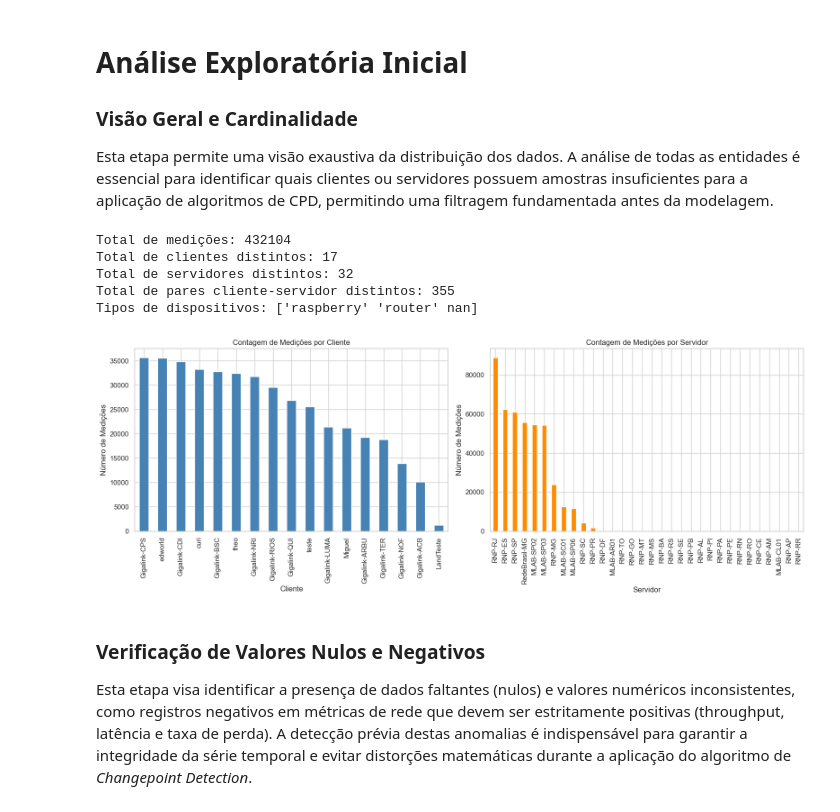
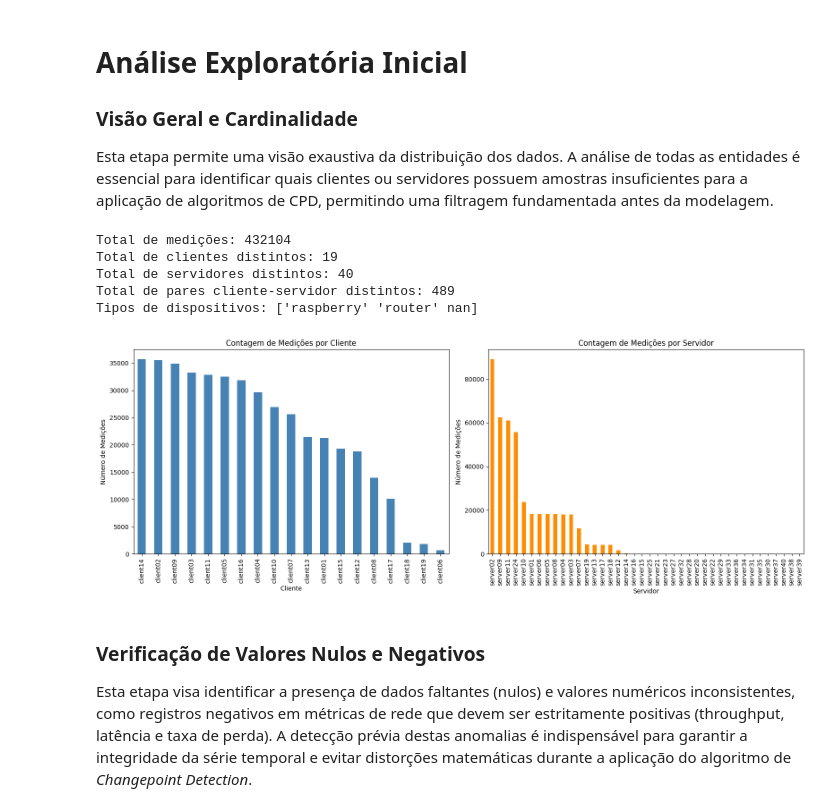
Before and after one commit to lhscaldas/Mestrado, a Jupyter notebook: ndt_analysis.ipynb, the cells around one changed output. Drawn from its saved outputs; the diff is of its cells as text; code cells hidden in the pictures.

```diff
--- a/ndt_analysis.ipynb
+++ b/ndt_analysis.ipynb
@@ -12,7 +12,7 @@ import matplotlib.dates as mdates
 import seaborn as sns
 
 # Carregamento do dataset
-file = 'AGO_ABR_transformed.csv'
+file = 'NDT_transformed.csv'
 file_path = os.path.join("NDT dataset", file)
 df = pd.read_csv(file_path)
 clean = True
@@ -45,37 +45,37 @@ print(f"Total de clientes distintos: {num_clientes}")
 print(f"Total de servidores distintos: {num_servidores}")
 print(f"Total de pares cliente-servidor distintos: {num_pares}")
 print(f"Tipos de dispositivos: {tipos}")
 
 # Distribuição por Cliente e Servidor
 medicoes_por_cliente = df['client_name'].value_counts()
 medicoes_por_servidor = df['server_name'].value_counts()
 
 # Plotagem em Gráficos de Barras
 fig, axes = plt.subplots(1, 2, figsize=(16, 6))
 
 # Gráfico de Clientes
 medicoes_por_cliente.plot(kind='bar', ax=axes[0], color='steelblue')
 axes[0].set_title('Contagem de Medições por Cliente')
 axes[0].set_ylabel('Número de Medições')
 axes[0].set_xlabel('Cliente')
 axes[0].tick_params(axis='x', rotation=90)
 
 # Gráfico de Servidores
 medicoes_por_servidor.plot(kind='bar', ax=axes[1], color='darkorange')
 axes[1].set_title('Contagem de Medições por Servidor')
 axes[1].set_ylabel('Número de Medições')
 axes[1].set_xlabel('Servidor')
 axes[1].tick_params(axis='x', rotation=90)
 
 plt.tight_layout()
 plt.show()
 # %% [output]
 Total de medições: 432104
-Total de clientes distintos: 17
-Total de servidores distintos: 32
-Total de pares cliente-servidor distintos: 355
+Total de clientes distintos: 19
+Total de servidores distintos: 40
+Total de pares cliente-servidor distintos: 489
 Tipos de dispositivos: ['raspberry' 'router' nan]
-[figure, old version]
+[figure, new version]
 # %% [markdown]
 ### Verificação de Valores Nulos e Negativos
 
```
Also changed, not shown: parts of 15 cells of this notebook, 2 other files.
